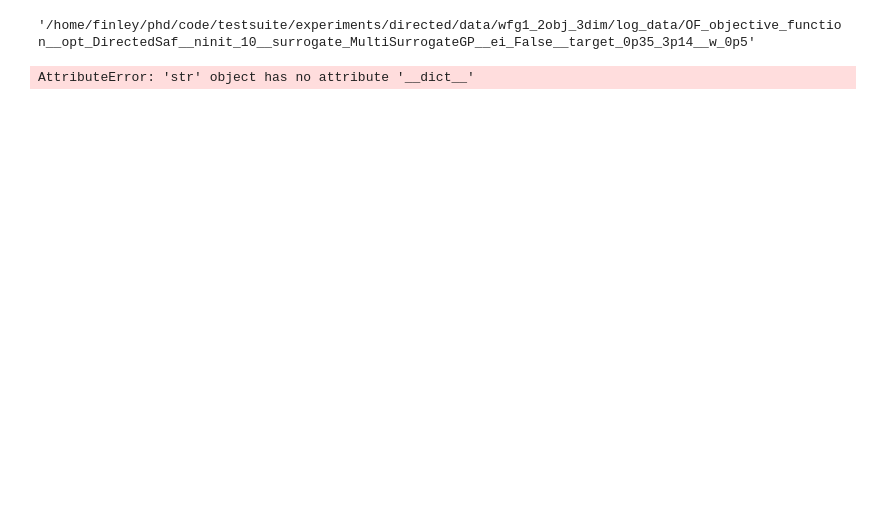
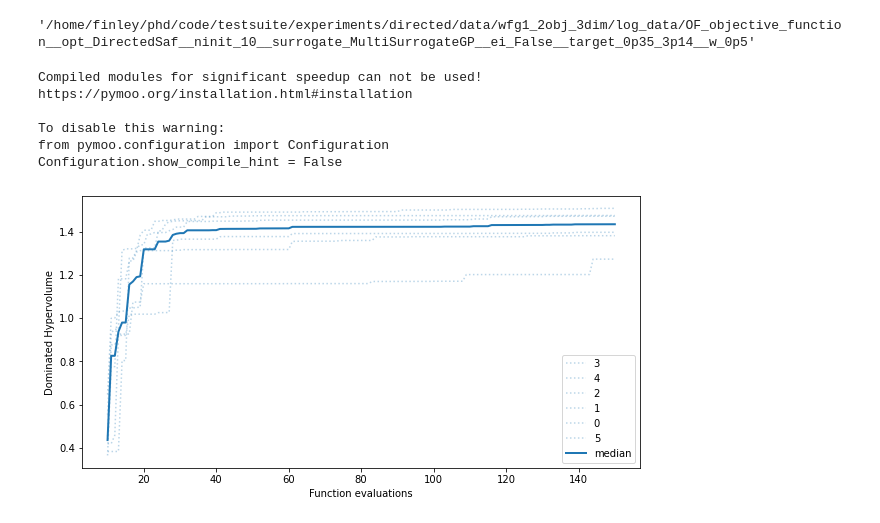
Before and after one commit to FinleyGibson/SAF_EMO, a Jupyter notebook: experiments/directed/template/Untitled.ipynb, the cells around one changed output. Saved outputs shown, nothing was run; the diff lists cells and outputs as text; code cells hidden in the pictures; blank space fills up the shorter version.

```diff
--- a/experiments/directed/template/Untitled.ipynb
+++ b/experiments/directed/template/Untitled.ipynb
@@ -15,5 +16,17 @@ results_dir
 result_paths = [os.path.join(results_dir, path) for path in os.listdir(results_dir) if path[-11:] == "results.pkl"]
 # %%
 results = ResultsContainer(result_paths)
+results.sort("seed")
-# %% [output]
-AttributeError: 'str' object has no attribute '__dict__'
+# %%
+results.compute_hpv_history(reference_point=(np.ones(2)*3).reshape(1, -1))
+# %% [output]
+Compiled modules for significant speedup can not be used!
+https://pymoo.org/installation.html#installation
+
+To disable this warning:
+from pymoo.configuration import Configuration
+Configuration.show_compile_hint = False
+# %%
+fig = results.plot_hpv();
+# %% [output]
+[figure, added]
```
Also changed, not shown: parts of 3 cells of this notebook, 8 other files.
